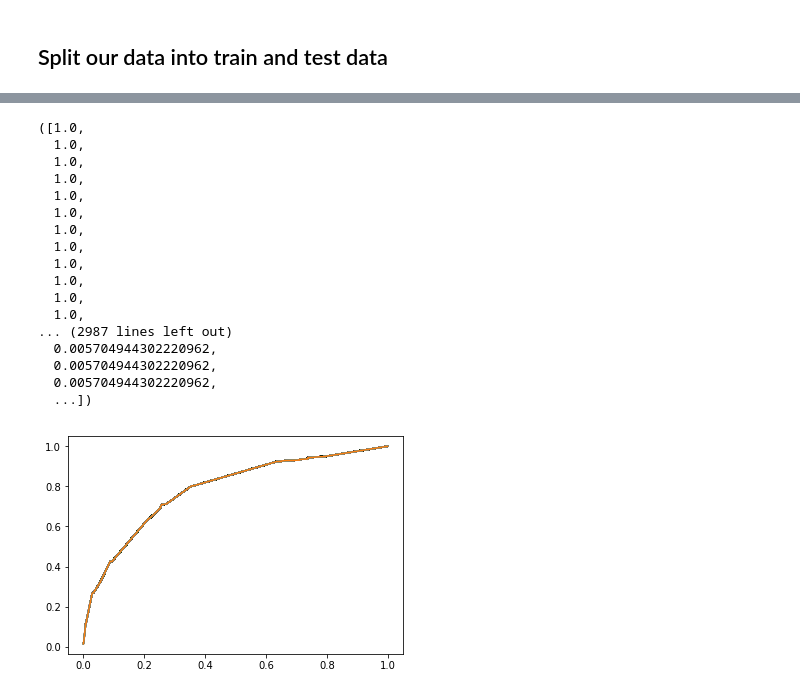
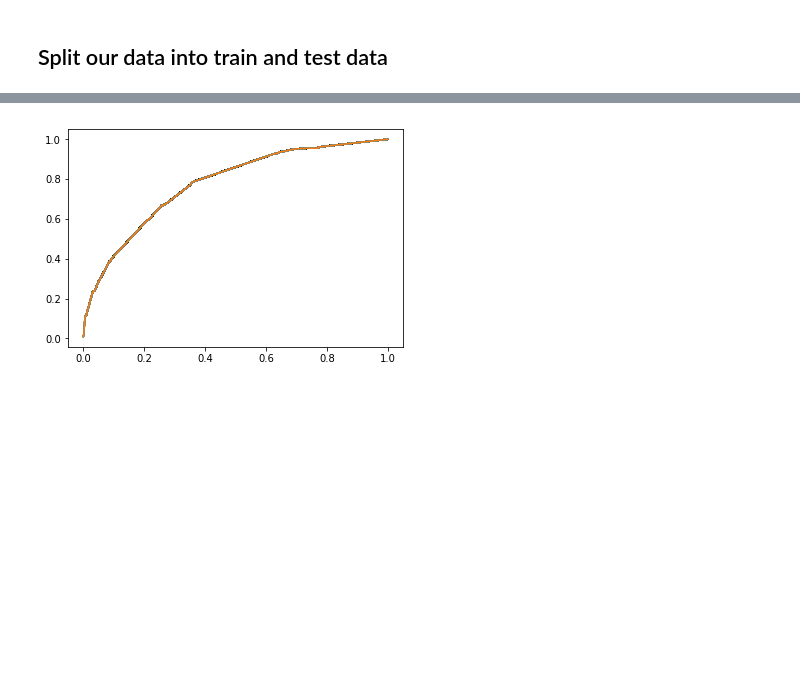
Before and after one commit to david-yang2/who_is_the_fraud, a Jupyter notebook: EDA.ipynb, the cells around one changed output, grey strips where cells are left out. Cells and saved outputs as stored; diff of their text form; code cells hidden in the pictures; blank space fills up the shorter version.

```diff
--- a/EDA.ipynb
+++ b/EDA.ipynb
@@ -622,24 +622,7 @@ def extract_proba(proba):
     return prob_fraud
 # %%
 probability = extract_proba(proba)
-# %%
-roc_curve(probability,y_test)
-# %% [output]
-([1.0,
-  1.0,
-  1.0,
-  1.0,
-  1.0,
-  1.0,
-  1.0,
-  1.0,
-  1.0,
-  1.0,
-  1.0,
-  1.0,
-... (2987 lines left out)
-  0.005704944302220962,
-  0.005704944302220962,
-  0.005704944302220962,
-  ...])
-[figure, removed]
+# %%
+tpr, fpr, thresholds = roc_curve(probability,y_test)
+# %% [output]
+[figure, added]
```
Also changed, not shown: parts of 7 cells of this notebook.
